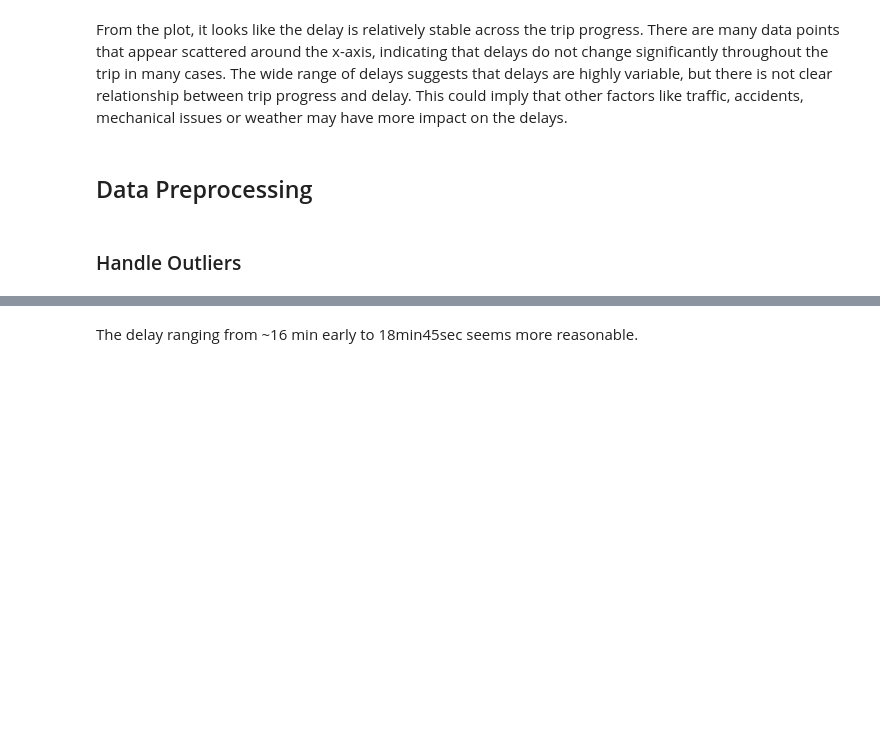
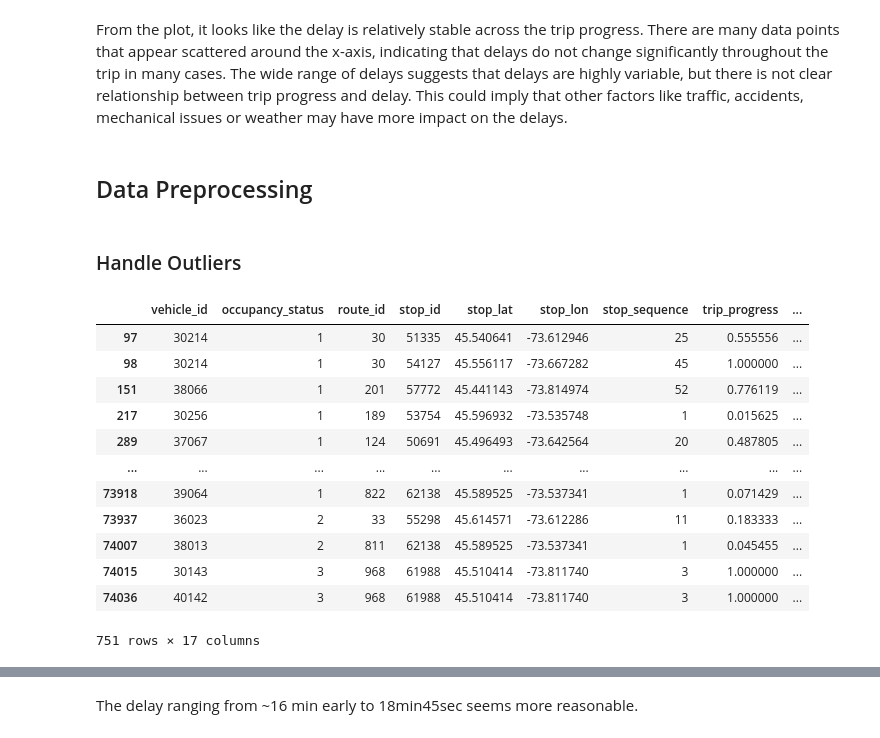
Before and after one commit to nadpierre/stm-transit-delay-prediction, a Jupyter notebook: notebooks/data_preprocessing.ipynb, the cells around one changed output, grey strips where cells are left out. Drawn from its saved outputs; the diff is of its cells as text; code cells hidden in the pictures; blank space fills up the shorter version.

```diff
--- a/notebooks/data_preprocessing.ipynb
+++ b/notebooks/data_preprocessing.ipynb
@@ -127,7 +127,21 @@ std_delay = df['delay'].std()
 outlier_mask = (df['delay'] < mean_delay - 3 * std_delay) | (df['delay'] > mean_delay + 3 * std_delay)
 # %%
 # Get outliers
-outliers = df[outlier_mask]
+df[outlier_mask]
+# %% [output]
+|  | vehicle_id | occupancy_status | route_id | stop_id | stop_lat | stop_lon | stop_sequence | trip_progress | ... |
+| 97 | 30214 | 1 | 30 | 51335 | 45.540641 | -73.612946 | 25 | 0.555556 | ... |
+| 98 | 30214 | 1 | 30 | 54127 | 45.556117 | -73.667282 | 45 | 1.000000 | ... |
+| 151 | 38066 | 1 | 201 | 57772 | 45.441143 | -73.814974 | 52 | 0.776119 | ... |
+| 217 | 30256 | 1 | 189 | 53754 | 45.596932 | -73.535748 | 1 | 0.015625 | ... |
+| 289 | 37067 | 1 | 124 | 50691 | 45.496493 | -73.642564 | 20 | 0.487805 | ... |
+| ... | ... | ... | ... | ... | ... | ... | ... | ... | ... |
+| 73918 | 39064 | 1 | 822 | 62138 | 45.589525 | -73.537341 | 1 | 0.071429 | ... |
+| 73937 | 36023 | 2 | 33 | 55298 | 45.614571 | -73.612286 | 11 | 0.183333 | ... |
+| 74007 | 38013 | 2 | 811 | 62138 | 45.589525 | -73.537341 | 1 | 0.045455 | ... |
+| 74015 | 30143 | 3 | 968 | 61988 | 45.510414 | -73.811740 | 3 | 1.000000 | ... |
+| 74036 | 40142 | 3 | 968 | 61988 | 45.510414 | -73.811740 | 3 | 1.000000 | ... |
+751 rows × 17 columns
 # %%
 # Get proportion of outliers
 print(f'{outlier_mask.mean():.2%}')
```
Also changed, not shown: parts of 16 cells of this notebook, 14 other files.
